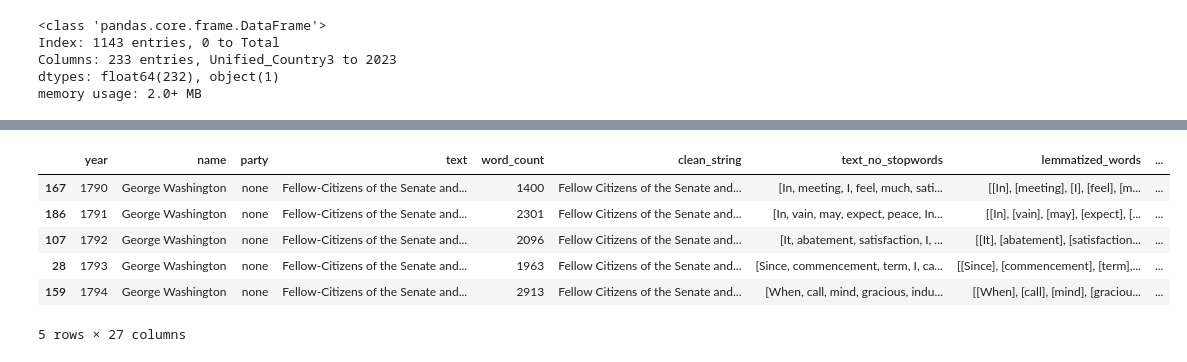
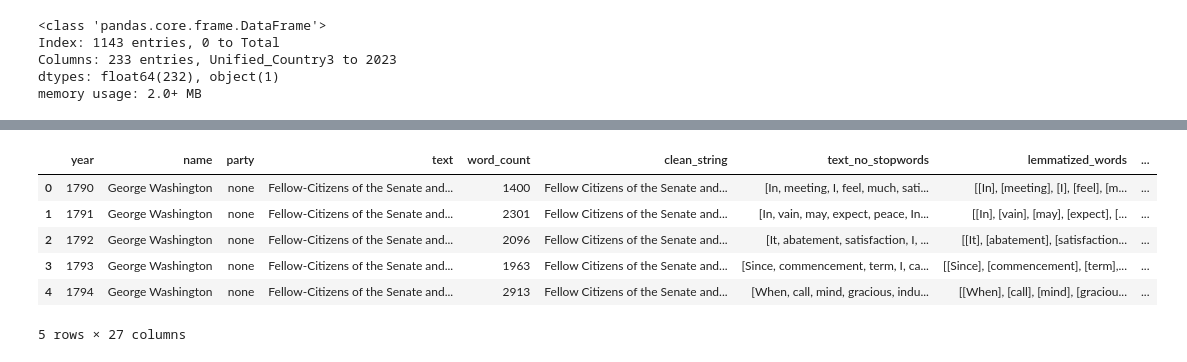
Before and after one commit to ana-047/TheWordsOfTheUnion, a Jupyter notebook: Mining_code.ipynb, the cells around one changed output, grey strips where cells are left out. Drawn from its saved outputs; the diff is of its cells as text; code cells hidden in the pictures.

```diff
--- a/Mining_code.ipynb
+++ b/Mining_code.ipynb
@@ -582,15 +572,15 @@ country_mentions_pivot2.to_excel("country_mentions.xlsx", index=False)
 # %%
 #analyzing the health of the economy- how frequently was each word used in the speech and what was it as a % of total words
 
-def word_count_and_percentage(row, word):
-    word_occurrence = row['lemmatized_words2'].count(word)
-    total_words = len(row['lemmatized_words2'])  # Count total words in the row
-    word_percentage = (word_occurrence / total_words) * 100 if total_words > 0 else 0
-    return word_occurrence, word_percentage
+# def word_count_and_percentage(row, word):
+#     word_occurrence = row['lemmatized_words2'].count(word)
+#     total_words = len(row['lemmatized_words2'])  # Count total words in the row
+#     word_percentage = (word_occurrence / total_words) * 100 if total_words > 0 else 0
+#     return word_occurrence, word_percentage
 # %%
 # Word to find count and percentage
-word_to_find = "inflation"
+# word_to_find = "inflation"
 
-# Calculate word count and percentage for each row in the DataFrame
-df[['inflation_occurrence', 'inflation_percentage']] = df.apply(word_count_and_percentage, args=(word_to_find,), axis=1, result_type='expand')
-df.head()
+# # Calculate word count and percentage for each row in the DataFrame
+# df[['inflation_occurrence', 'inflation_percentage']] = df.apply(word_count_and_percentage, args=(word_to_find,), axis=1, result_type='expand')
+# df.head()
@@ -604,11 +587,13 @@ df.head()
 # %%
+def word_count_and_percentage(row, words):
+    if 'clean_string' not in row:
+        raise ValueError("'clean_string' column not found in the input row.")
 
-def word_count_and_percentage(row, words):
-    word_counts = {word: row['lemmatized_words2'].count(word) for word in words}
-    #total_words = sum(word_counts.values())  # Total count of all specified words
-    #word_percentages = {word: (count / total_words) * 100 if total_words > 0 else 0 for word, count in word_counts.items()}
+    clean_string = row['text_no_stopwords']  # Convert to lowercase for case-insensitivity
+
+    word_counts = {word: clean_string.count(word.lower()) for word in words}
+
     return word_counts
-
 
 
 # Words to find count and percentage
@@ -623,5 +608,4 @@ result = df.apply(word_count_and_percentage, words=words_to_find, axis=1)
 result_df = pd.DataFrame(list(result), columns=words_to_find)
 #percent_df = pd.DataFrame(list(percent_data), columns=[f"{word}_percentage" for word in words_to_find])
 
-# Add the count and percentage columns to the original DataFrame
-df2 = pd.concat([df, result_df], axis=1)
+result_df.head()
@@ -637,0 +619,9 @@ df2.head()
+# %%
+# Add the count and percentage columns to the original DataFrame
+df.reset_index(drop=True, inplace=True)
+result_df.reset_index(drop=True, inplace=True)
+
+
+df2 = pd.concat([df, result_df], axis=1)
+
+df2.head()
@@ -681,25 +679,28 @@ df2.to_excel("economy.xlsx", index=False)
 # %%
 #policy/social
 
 words_to_find_policy = ['gun', 'border', 'terrorism', 'immigration', 'economy', 'crime', 'abortion', 'housing'
                         'healthcare', 'environment', 'refugees','war','climate', 'military', 'law enforcement', 'racism', 'energy']
 # Calculate word count and percentage for each word in the list for each row in the DataFrame
 result2 = df.apply(word_count_and_percentage, words=words_to_find_policy, axis=1)
 
 
 
 # Create separate DataFrames for count and percentage
 result_df2 = pd.DataFrame(list(result2), columns=words_to_find_policy)
 
+#df.reset_index(drop=True, inplace=True)
+result_df2.reset_index(drop=True, inplace=True)
+
 df3 = pd.concat([df, result_df2], axis=1)
 df3['election_year'] = df3['year'].isin(election_years)
 
 df3.head()
 # %% [output]
 |  | year | name | party | text | word_count | clean_string | text_no_stopwords | lemmatized_words | ... |
-| 167 | 1790 | George Washington | none | Fellow-Citizens of the Senate and... | 1400 | Fellow Citizens of the Senate and... | [In, meeting, I, feel, much, sati... | [[In], [meeting], [I], [feel], [m... | ... |
-| 186 | 1791 | George Washington | none | Fellow-Citizens of the Senate and... | 2301 | Fellow Citizens of the Senate and... | [In, vain, may, expect, peace, In... | [[In], [vain], [may], [expect], [... | ... |
-| 107 | 1792 | George Washington | none | Fellow-Citizens of the Senate and... | 2096 | Fellow Citizens of the Senate and... | [It, abatement, satisfaction, I, ... | [[It], [abatement], [satisfaction... | ... |
-| 28 | 1793 | George Washington | none | Fellow-Citizens of the Senate and... | 1963 | Fellow Citizens of the Senate and... | [Since, commencement, term, I, ca... | [[Since], [commencement], [term],... | ... |
-| 159 | 1794 | George Washington | none | Fellow-Citizens of the Senate and... | 2913 | Fellow Citizens of the Senate and... | [When, call, mind, gracious, indu... | [[When], [call], [mind], [graciou... | ... |
+| 0 | 1790 | George Washington | none | Fellow-Citizens of the Senate and... | 1400 | Fellow Citizens of the Senate and... | [In, meeting, I, feel, much, sati... | [[In], [meeting], [I], [feel], [m... | ... |
+| 1 | 1791 | George Washington | none | Fellow-Citizens of the Senate and... | 2301 | Fellow Citizens of the Senate and... | [In, vain, may, expect, peace, In... | [[In], [vain], [may], [expect], [... | ... |
+| 2 | 1792 | George Washington | none | Fellow-Citizens of the Senate and... | 2096 | Fellow Citizens of the Senate and... | [It, abatement, satisfaction, I, ... | [[It], [abatement], [satisfaction... | ... |
+| 3 | 1793 | George Washington | none | Fellow-Citizens of the Senate and... | 1963 | Fellow Citizens of the Senate and... | [Since, commencement, term, I, ca... | [[Since], [commencement], [term],... | ... |
+| 4 | 1794 | George Washington | none | Fellow-Citizens of the Senate and... | 2913 | Fellow Citizens of the Senate and... | [When, call, mind, gracious, indu... | [[When], [call], [mind], [graciou... | ... |
 5 rows × 27 columns
```
Also changed, not shown: parts of 21 cells of this notebook, 4 other files.
